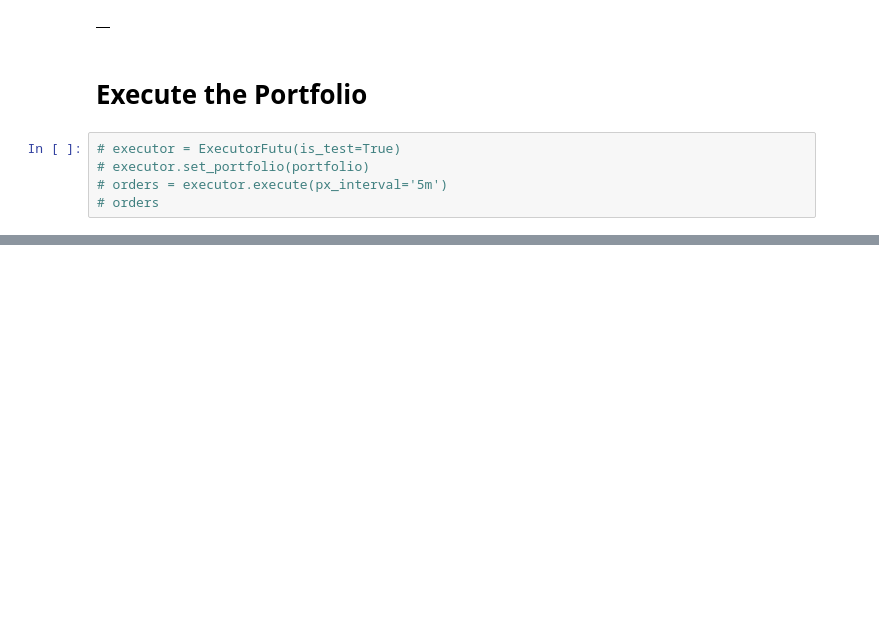
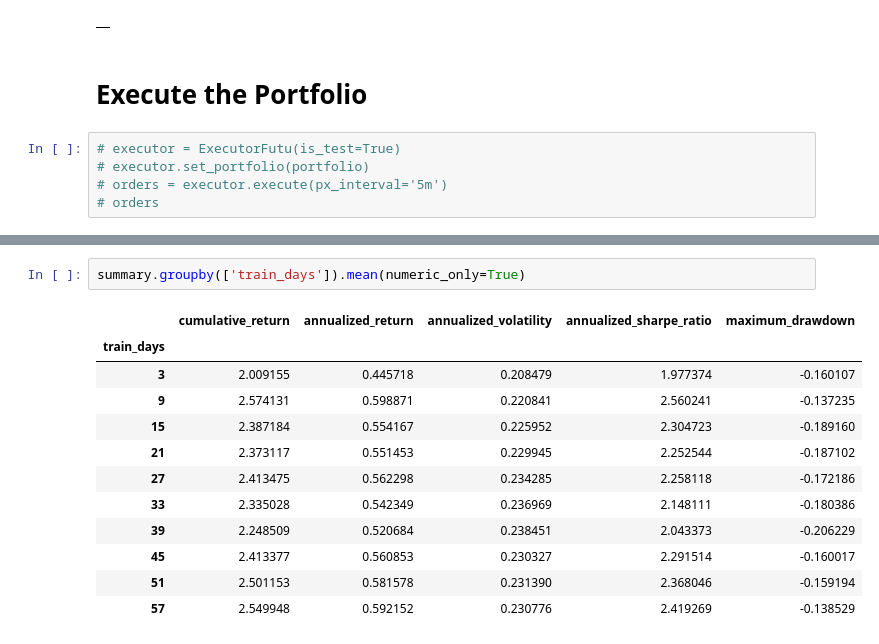
Before and after one commit to lok419/my-trading, a Jupyter notebook: strategy_v2/ExecutePortfoliov2.ipynb, the cells around one changed output, grey strips where cells are left out. Cells and saved outputs as stored; diff of their text form; blank space fills up the shorter version.

```diff
--- a/strategy_v2/ExecutePortfoliov2.ipynb
+++ b/strategy_v2/ExecutePortfoliov2.ipynb
@@ -100,0 +180,15 @@ portfolio.get_position_for_trade()
+# %%
+summary.groupby(['train_days']).mean(numeric_only=True)
+# %% [output]
+|  | cumulative_return | annualized_return | annualized_volatility | annualized_sharpe_ratio | maximum_drawdown |
+| train_days |  |  |  |  |  |
+| 3 | 2.009155 | 0.445718 | 0.208479 | 1.977374 | -0.160107 |
+| 9 | 2.574131 | 0.598871 | 0.220841 | 2.560241 | -0.137235 |
+| 15 | 2.387184 | 0.554167 | 0.225952 | 2.304723 | -0.189160 |
+| 21 | 2.373117 | 0.551453 | 0.229945 | 2.252544 | -0.187102 |
+| 27 | 2.413475 | 0.562298 | 0.234285 | 2.258118 | -0.172186 |
+| 33 | 2.335028 | 0.542349 | 0.236969 | 2.148111 | -0.180386 |
+| 39 | 2.248509 | 0.520684 | 0.238451 | 2.043373 | -0.206229 |
+| 45 | 2.413377 | 0.560853 | 0.230327 | 2.291514 | -0.160017 |
+| 51 | 2.501153 | 0.581578 | 0.231390 | 2.368046 | -0.159194 |
+| 57 | 2.549948 | 0.592152 | 0.230776 | 2.419269 | -0.138529 |
```
Also changed, not shown: parts of 6 cells of this notebook, 21 other files.
